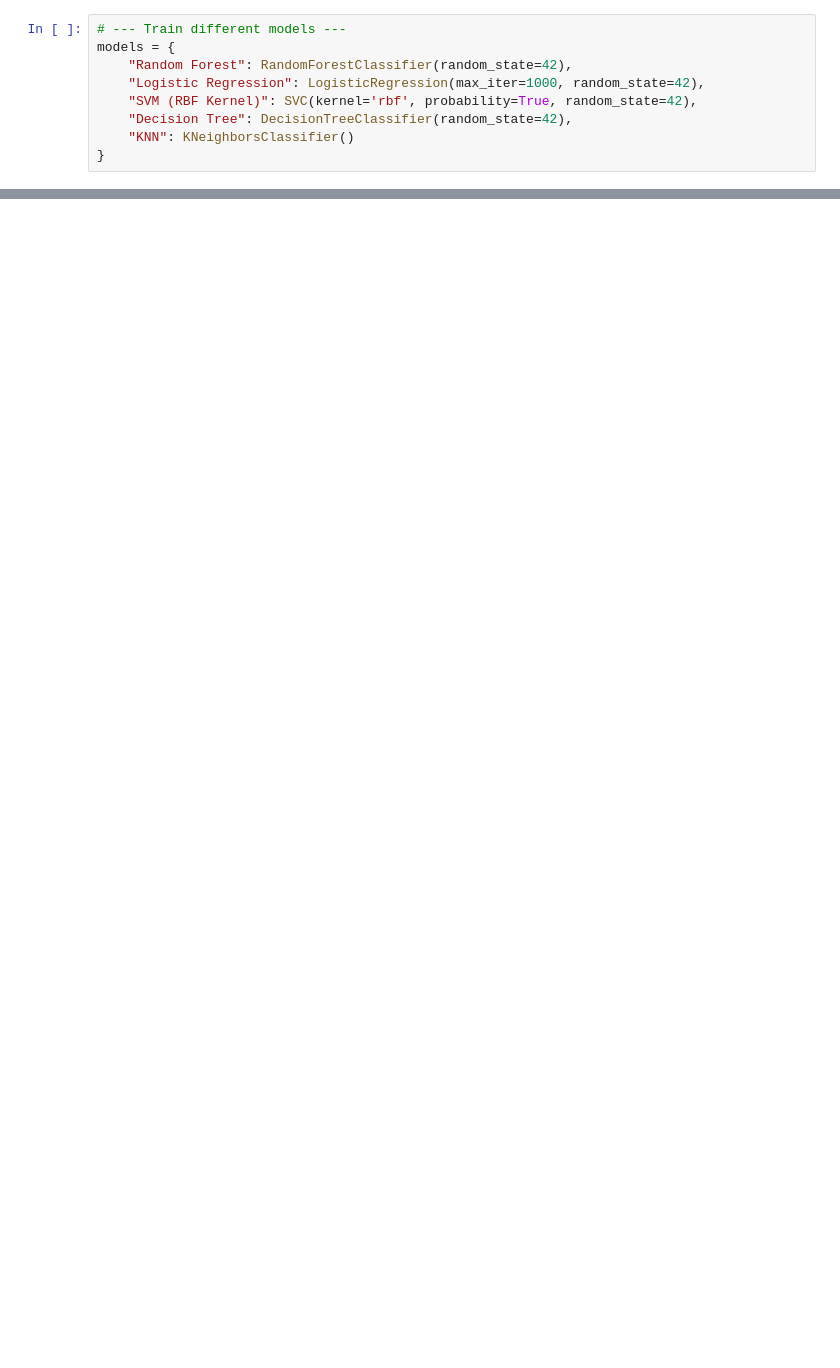
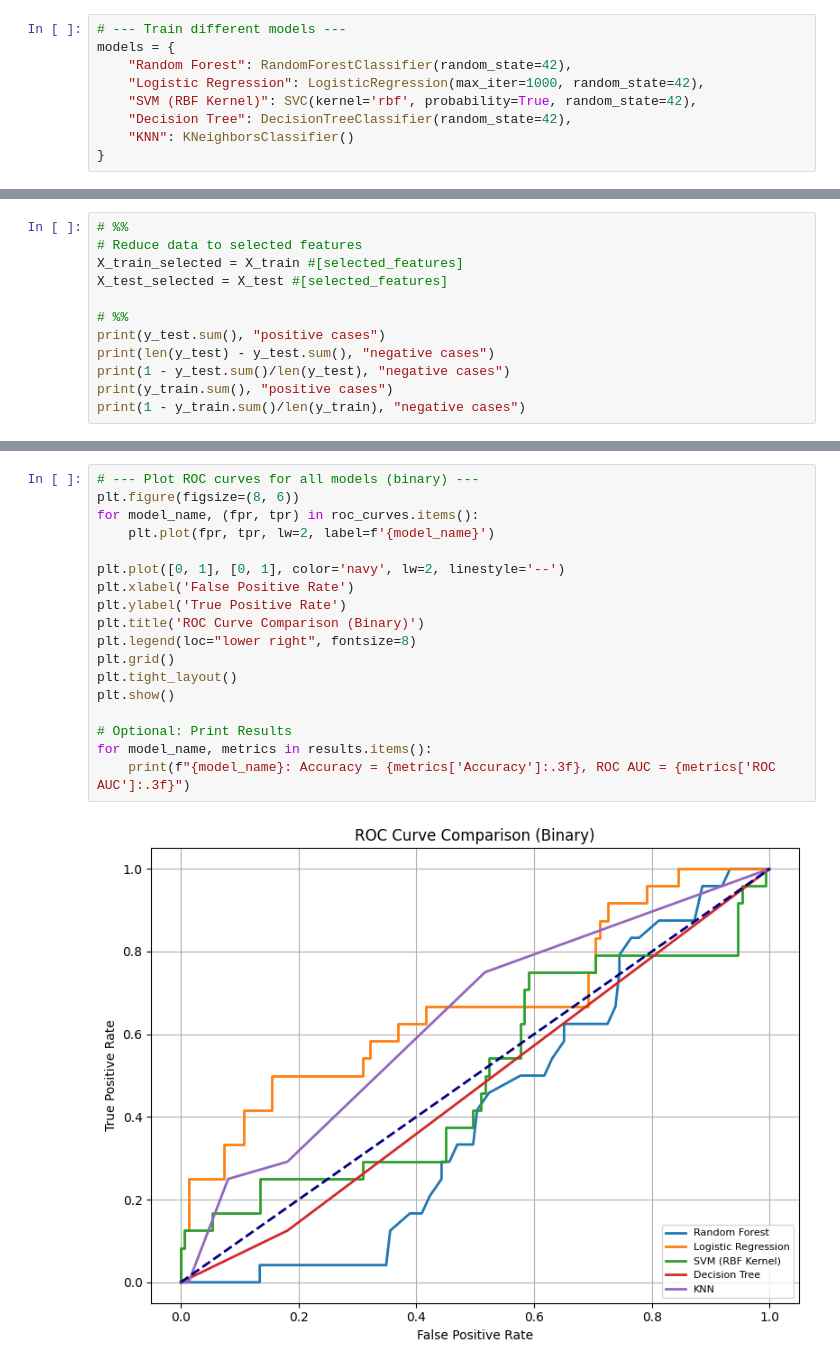
Before and after one commit to Iqbal1282/Washu2_Ovarian_Tumor, a Jupyter notebook: Only_radiomics_based_classification/classification_notebook.ipynb, the cells around one changed output, grey strips where cells are left out. Drawn from its saved outputs; the diff is of its cells as text; blank space fills up the shorter version.

```diff
--- a/Only_radiomics_based_classification/classification_notebook.ipynb
+++ b/Only_radiomics_based_classification/classification_notebook.ipynb
@@ -145,0 +344,12 @@ KNN: Accuracy = 0.743, ROC AUC = 0.505
+# %%
+# %%
+# Reduce data to selected features
+X_train_selected = X_train #[selected_features]
+X_test_selected = X_test #[selected_features]
+
+# %%
+print(y_test.sum(), "positive cases")
+print(len(y_test) - y_test.sum(), "negative cases")
+print(1 - y_test.sum()/len(y_test), "negative cases")
+print(y_train.sum(), "positive cases")
+print(1 - y_train.sum()/len(y_train), "negative cases")
@@ -145,0 +411,20 @@ KNN: Accuracy = 0.743, ROC AUC = 0.505
+# %%
+# --- Plot ROC curves for all models (binary) ---
+plt.figure(figsize=(8, 6))
+for model_name, (fpr, tpr) in roc_curves.items():
+    plt.plot(fpr, tpr, lw=2, label=f'{model_name}')
+
+plt.plot([0, 1], [0, 1], color='navy', lw=2, linestyle='--')
+plt.xlabel('False Positive Rate')
+plt.ylabel('True Positive Rate')
+plt.title('ROC Curve Comparison (Binary)')
+plt.legend(loc="lower right", fontsize=8)
+plt.grid()
+plt.tight_layout()
+plt.show()
+
+# Optional: Print Results
+for model_name, metrics in results.items():
+    print(f"{model_name}: Accuracy = {metrics['Accuracy']:.3f}, ROC AUC = {metrics['ROC AUC']:.3f}")
+# %% [output]
+[figure, added]
```
Also changed, not shown: parts of 14 cells of this notebook, 15 other files.
